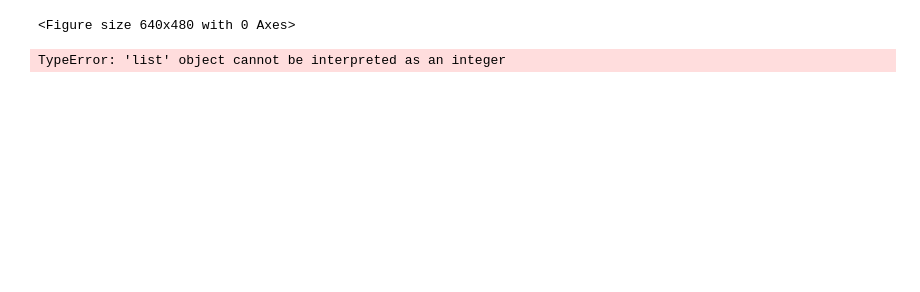
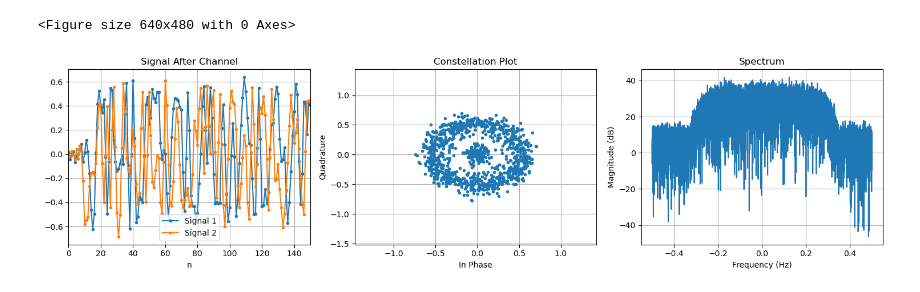
Before and after one commit to cddelong6626/sdr-notebooks, a Jupyter notebook: notebooks/qpsk_sim.ipynb, the cells around one changed output. Cells and saved outputs as stored; diff of their text form; code cells hidden in the pictures; blank space fills up the shorter version.

```diff
--- a/notebooks/qpsk_sim.ipynb
+++ b/notebooks/qpsk_sim.ipynb
@@ -101,28 +101,30 @@ plt.show()
 # %%
 ### Channel ###
 
 # Apply CFO
 # testing/realistic: 1-5%, aggressive: 10%
 sig_chan = apply_cfo(sig_tx, 0.01)
 
 # Apply CPO
 sig_chan = apply_cpo(sig_chan)
 
 # Apply symbol timing offset
-mu = np.random.rand()
-# apply_symbol_timing_offset(sig_chan, mu)
+# mu = np.random.rand()
+mu = 0
+# sig_chan = apply_symbol_timing_offset(sig_chan, mu)
 
 # AWGN
 sig_rx = apply_awgn(sig_chan, SNR_DB)
 
 # Visualize signal after channel
-fig, axs = plt.subplots(1, 2, figsize=(10, 4))
+fig, axs = plt.subplots(1, 3, figsize=(15, 4))
 plot_signal(sig_rx.real, sig_rx.imag, title='Signal After Channel', xlim=[0, 150], ax=axs[0])
-plot_spectrum(sig_rx, n_samples=2**13, ax=axs[1])
+plot_constellation(sig_rx, ax=axs[1])
+plot_spectrum(sig_rx, n_samples=2**13, ax=axs[2])
 plt.tight_layout()
 plt.show()
 # %% [output]
-TypeError: 'list' object cannot be interpreted as an integer
+[figure, added]
 # %%
 ### Matched filter ###
 sig_matched = np.convolve(sig_rx, h_rrc)
```
Also changed, not shown: parts of 10 cells of this notebook, 7 other files.
